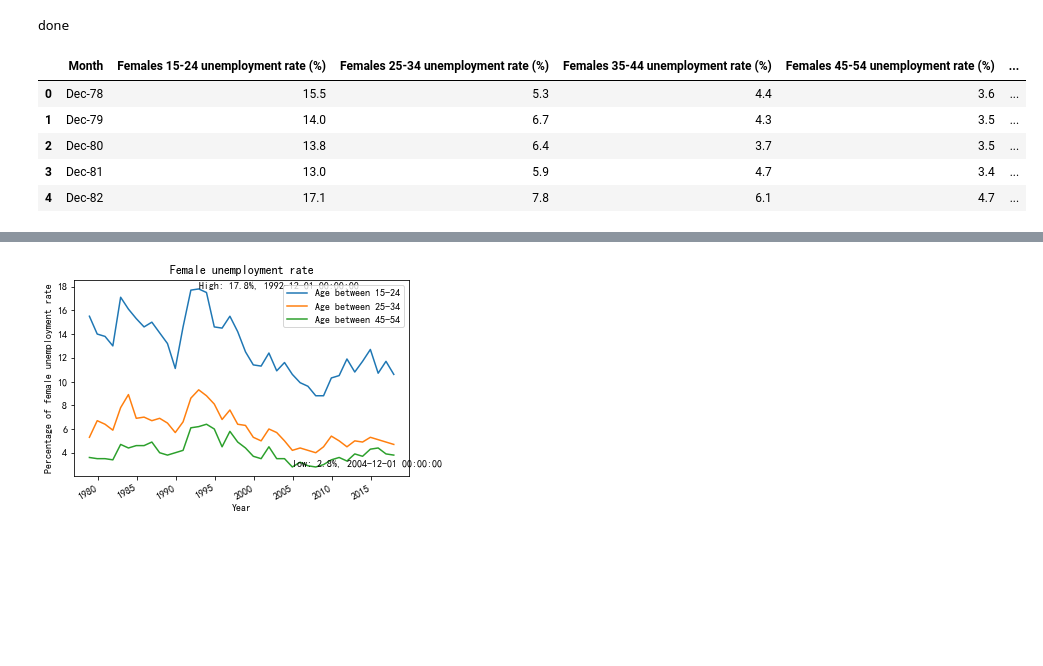
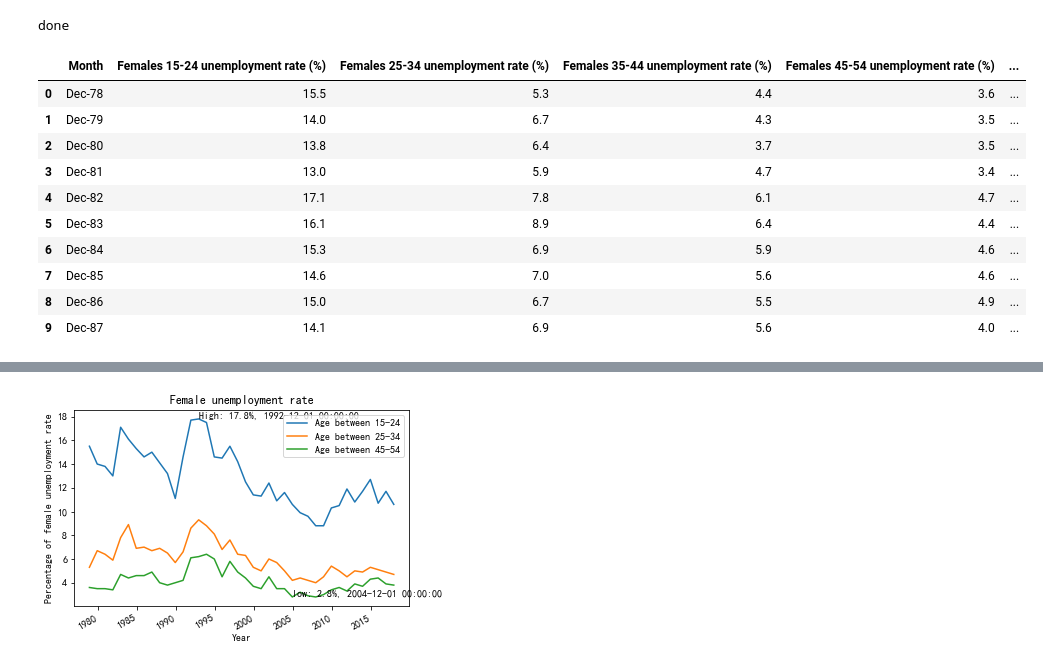
Before and after one commit to JIngzhiKao/data_project, a Jupyter notebook: final presentation.ipynb, the cells around one changed output, grey strips where cells are left out. Cells and saved outputs as stored; diff of their text form; code cells hidden in the pictures; blank space fills up the shorter version.

```diff
--- a/final presentation.ipynb
+++ b/final presentation.ipynb
@@ -138,14 +137,19 @@ print("done")
 # %% [output]
 done
 # %%
-female.head()
+female.head(10)
 # %% [output]
 |  | Month | Females 15-24 unemployment rate (%) | Females 25-34 unemployment rate (%) | Females 35-44 unemployment rate (%) | Females 45-54 unemployment rate (%) | ... |
 | 0 | Dec-78 | 15.5 | 5.3 | 4.4 | 3.6 | ... |
 | 1 | Dec-79 | 14.0 | 6.7 | 4.3 | 3.5 | ... |
 | 2 | Dec-80 | 13.8 | 6.4 | 3.7 | 3.5 | ... |
 | 3 | Dec-81 | 13.0 | 5.9 | 4.7 | 3.4 | ... |
 | 4 | Dec-82 | 17.1 | 7.8 | 6.1 | 4.7 | ... |
+| 5 | Dec-83 | 16.1 | 8.9 | 6.4 | 4.4 | ... |
+| 6 | Dec-84 | 15.3 | 6.9 | 5.9 | 4.6 | ... |
+| 7 | Dec-85 | 14.6 | 7.0 | 5.6 | 4.6 | ... |
+| 8 | Dec-86 | 15.0 | 6.7 | 5.5 | 4.9 | ... |
+| 9 | Dec-87 | 14.1 | 6.9 | 5.6 | 4.0 | ... |
 # %%
 def make_time(s):
     try:
```
Also changed, not shown: parts of 9 cells of this notebook, 1 other file.
